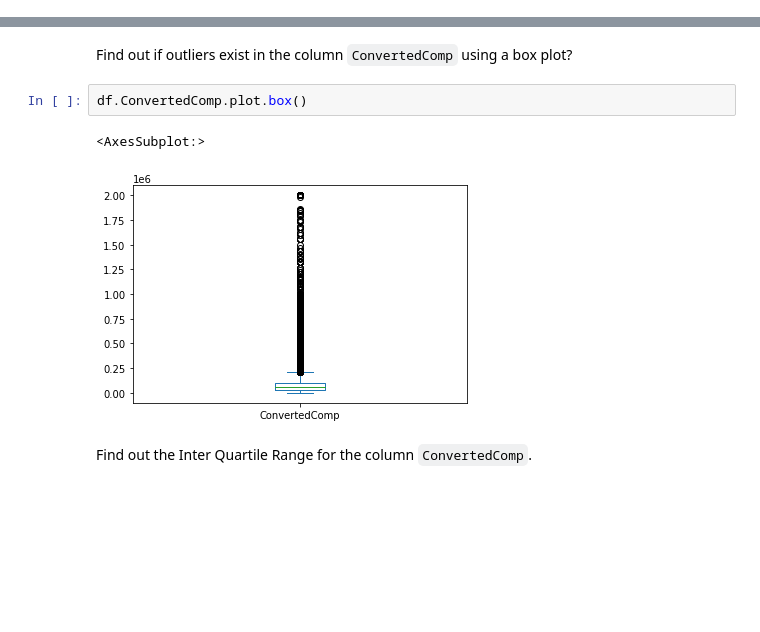
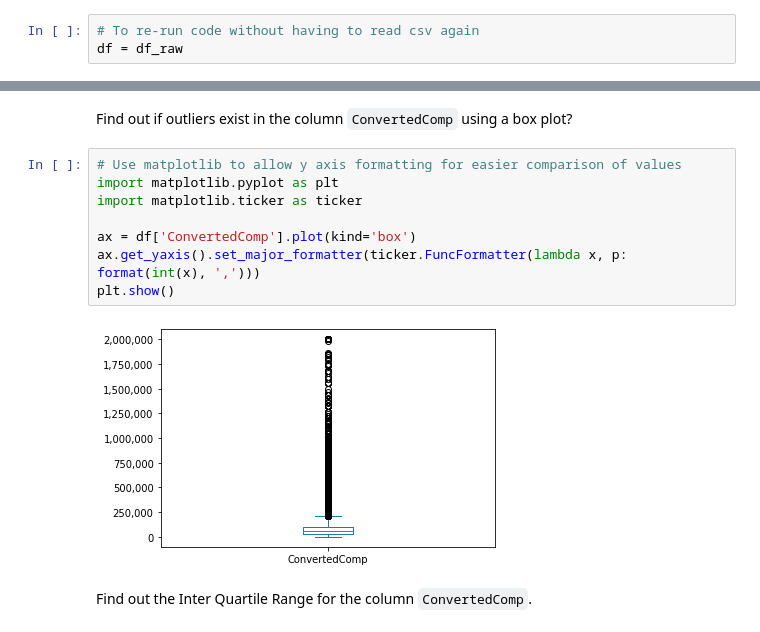
Before and after one commit to Phil-T1/ibm-data-analyst-capstone, a Jupyter notebook: Wk 3 - EDA/Wk 3 - Lab 1 - M3ExploratoryDataAnalysis-lab.ipynb, the cells around one changed output, grey strips where cells are left out. Saved outputs shown, nothing was run; the diff lists cells and outputs as text; blank space fills up the shorter version.

```diff
--- a/Wk 3 - EDA/Wk 3 - Lab 1 - M3ExploratoryDataAnalysis-lab.ipynb
+++ b/Wk 3 - EDA/Wk 3 - Lab 1 - M3ExploratoryDataAnalysis-lab.ipynb
@@ -40,3 +40,6 @@ df = pd.read_csv("https://cf-courses-data.s3.us.cloud-object-storage.appdomain.c
+# %%
+# To re-run code without having to read csv again
+df = df_raw
 # %% [markdown]
 ## Distribution
 # %% [markdown]
@@ -110,10 +113,15 @@ df['Age'].plot.hist()
 ### Finding outliers
 # %% [markdown]
 Find out if outliers exist in the column `ConvertedComp` using a box plot?
-# %%
-df.ConvertedComp.plot.box()
-# %% [output]
-<AxesSubplot:>
-[figure, removed]
+# %%
+# Use matplotlib to allow y axis formatting for easier comparison of values
+import matplotlib.pyplot as plt
+import matplotlib.ticker as ticker
+
+ax = df['ConvertedComp'].plot(kind='box')
+ax.get_yaxis().set_major_formatter(ticker.FuncFormatter(lambda x, p: format(int(x), ',')))
+plt.show()
+# %% [output]
+[figure, added]
 # %% [markdown]
 Find out the Inter Quartile Range for the column `ConvertedComp`.
```
Also changed, not shown: parts of 10 cells of this notebook.
